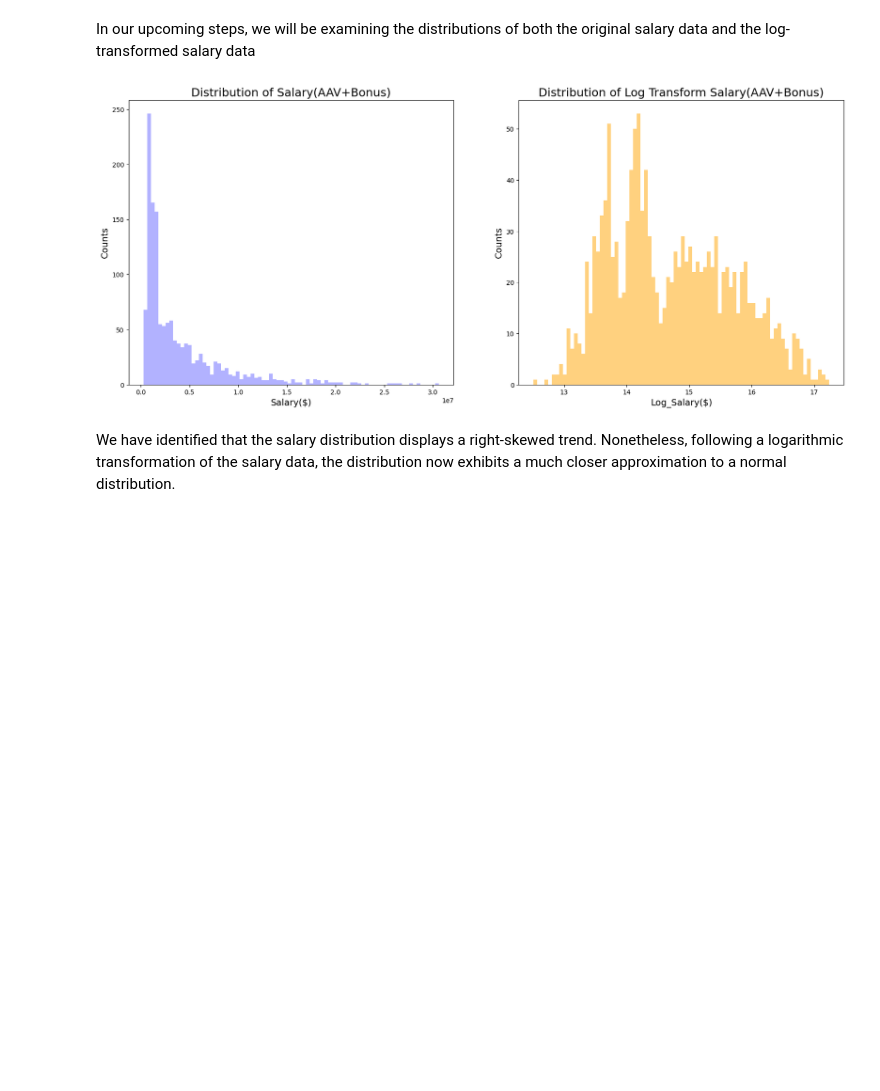
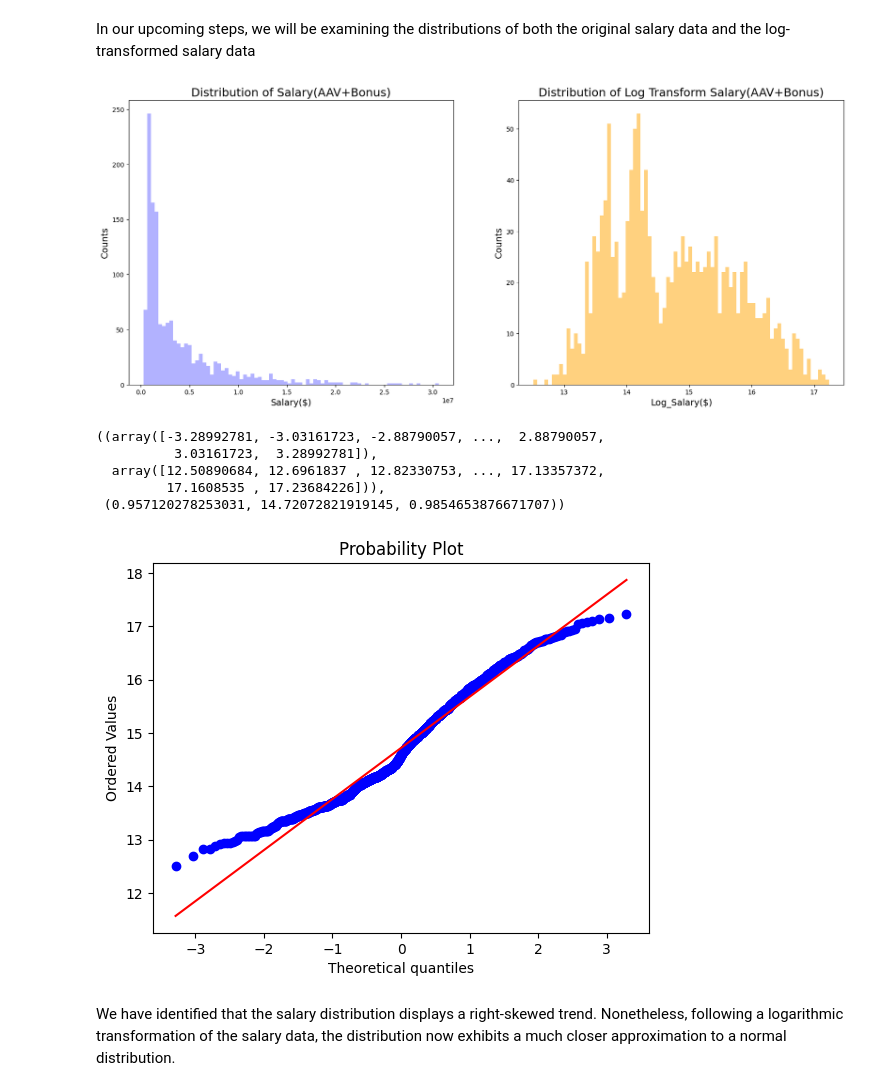
Before and after one commit to SmallOneProgrammer/UmichMilestone1, a Jupyter notebook: 6. Country_Exploration.ipynb, the cells around one changed output. Drawn from its saved outputs; the diff is of its cells as text; code cells hidden in the pictures; blank space fills up the shorter version.

```diff
--- a/6. Country_Exploration.ipynb
+++ b/6. Country_Exploration.ipynb
@@ -43,34 +43,42 @@ In our upcoming steps, we will be examining the distributions of both the origin
 # %%
 '''The following figures are adapted to be viewed on any jupyter notebook but were made transparent for the
 technical report with white labels due to the black background of the report. The below figures are therefore
 different in color scheme from the technical report but demonstrate similar findings.'''
 
 fig,ax = plt.subplots(1,2,figsize=(20,8))
 
 # Create histogram for average salary
 ax[0].hist(bio_salary_stats['AAV+Bonus'],bins=80,color='b',alpha=0.3)
 
 # Create histogram for log transform average salary
-salary_log = np.log(bio_salary_stats['AAV+Bonus'])
+salary_log = np.log((bio_salary_stats['AAV+Bonus']))
 ax[1].hist(salary_log,bins=80,color='orange',alpha=0.5)
 
 
 ax[0].set_xlabel('Salary($)',fontsize=14)
 ax[0].set_ylabel('Counts',fontsize=14)
 ax[0].set_title('Distribution of Salary(AAV+Bonus)',fontsize=18)
 ax[0].tick_params(axis='both')
 
 
 ax[1].set_xlabel('Log_Salary($)',fontsize=14)
 ax[1].set_ylabel('Counts',fontsize=14)
 ax[1].set_title('Distribution of Log Transform Salary(AAV+Bonus)',fontsize=18)
 ax[1].tick_params(axis='both')
 
 
 
 plt.show()
+
+stats.probplot(salary_log, dist=stats.norm, plot=plt.gca())
 # %% [output]
 [figure]
+((array([-3.28992781, -3.03161723, -2.88790057, ...,  2.88790057,
+          3.03161723,  3.28992781]),
+  array([12.50890684, 12.6961837 , 12.82330753, ..., 17.13357372,
+         17.1608535 , 17.23684226])),
+ (0.957120278253031, 14.72072821919145, 0.9854653876671707))
+[figure, added]
 # %% [markdown]
 We have identified that the salary distribution displays a right-skewed trend. Nonetheless, following a logarithmic transformation of the salary data, the distribution now exhibits a much closer approximation to a normal distribution.
 # %%
```
Also changed, not shown: 5 other files.
